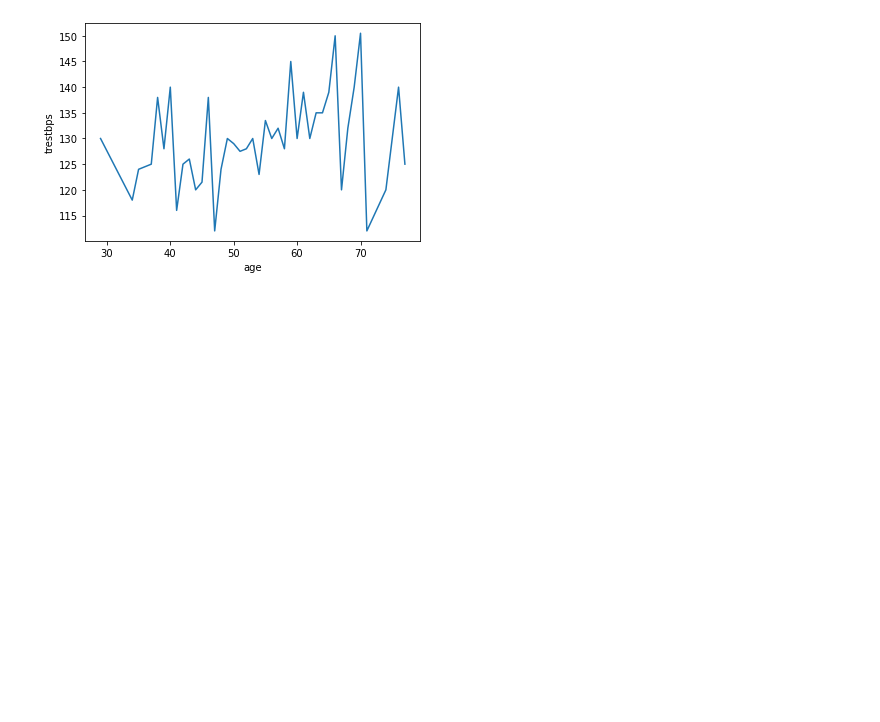
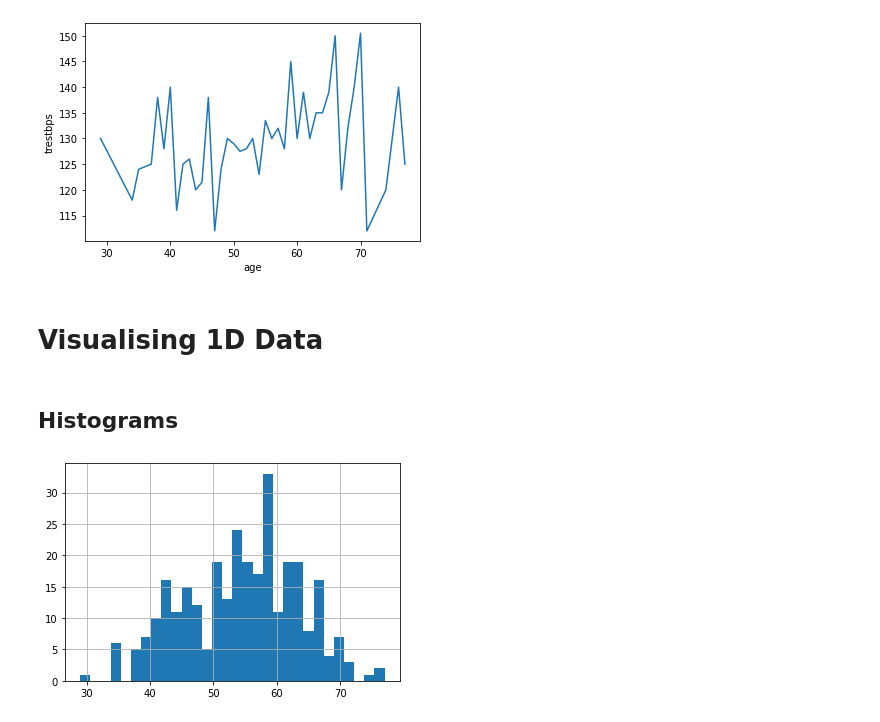
Before and after one commit to ahmadasmandar/python_tutorials, a Jupyter notebook: data_manipulation/tut_pandas.ipynb, the cells around one changed output. Cells and saved outputs as stored; diff of their text form; code cells hidden in the pictures; blank space fills up the shorter version.

Commit message:
visualising 1d datas

```diff
--- a/data_manipulation/tut_pandas.ipynb
+++ b/data_manipulation/tut_pandas.ipynb
@@ -74,3 +74,11 @@ sb.lineplot('age','trestbps',data=ages)
 # %% [output]
 <matplotlib.axes._subplots.AxesSubplot at 0x...>
 [figure]
+# %% [markdown]
+# Visualising 1D Data
+# %% [markdown]
+## Histograms
+# %%
+df.age.hist(bins=30);
+# %% [output]
+[figure, added]
```
Also changed, not shown: parts of 11 cells of this notebook, 3 other files.
